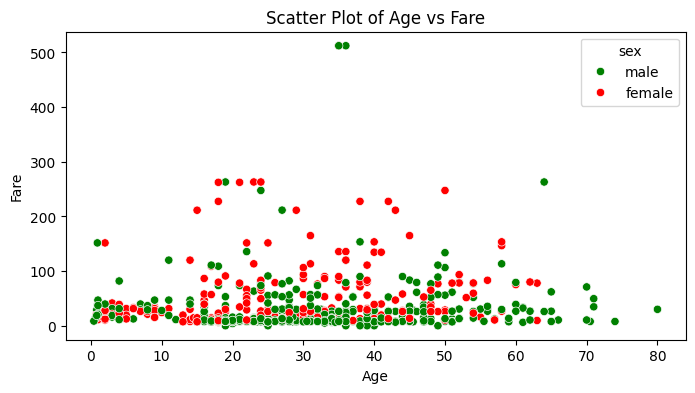
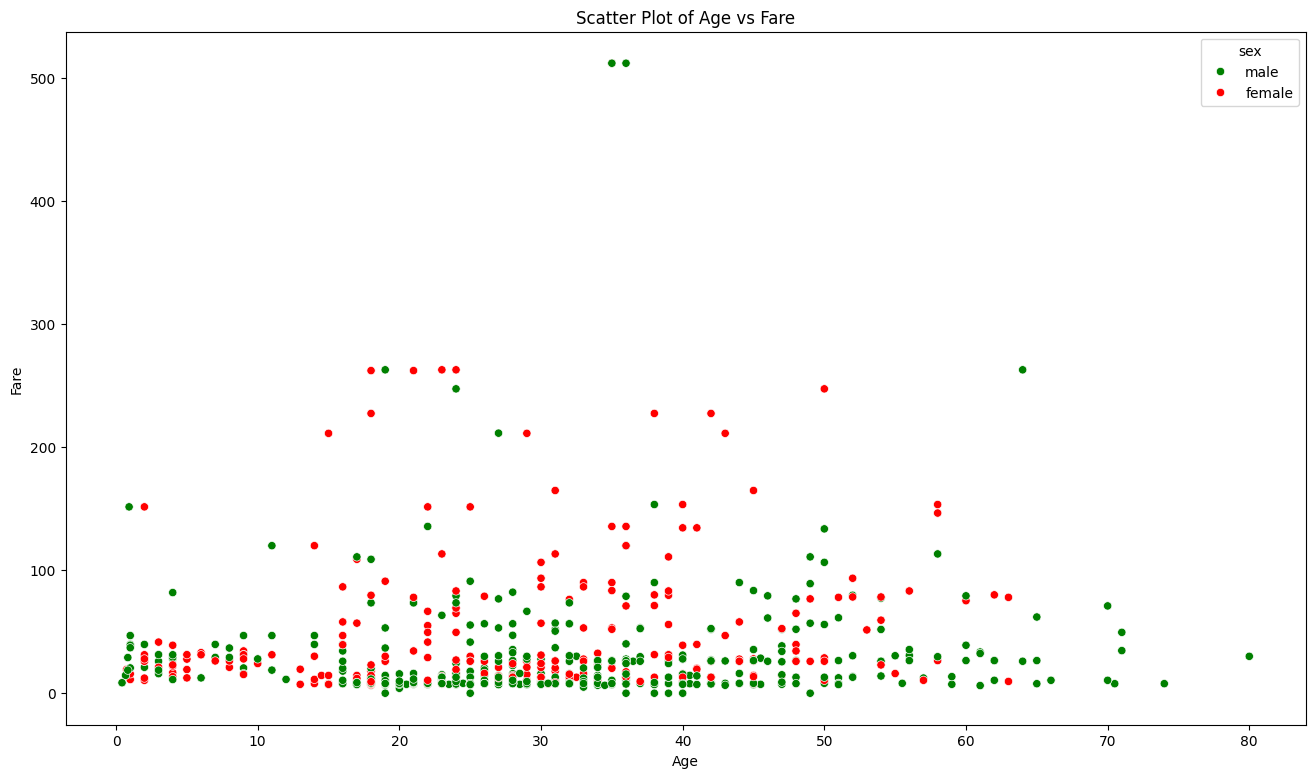
The change to this notebook cell's code, shown as a diff; its figure went from the first image to the second:
--- before
+++ after
@@ -1,5 +1,5 @@
 # scatter plot
 # scatter plot size of figure size
-plt.figure(figsize=(8,4)) # a4 page size 16:9
+plt.figure(figsize=(16,9)) # a4 page size 16:9
 
 # change the scatter point colors

Commit: plotly folder added